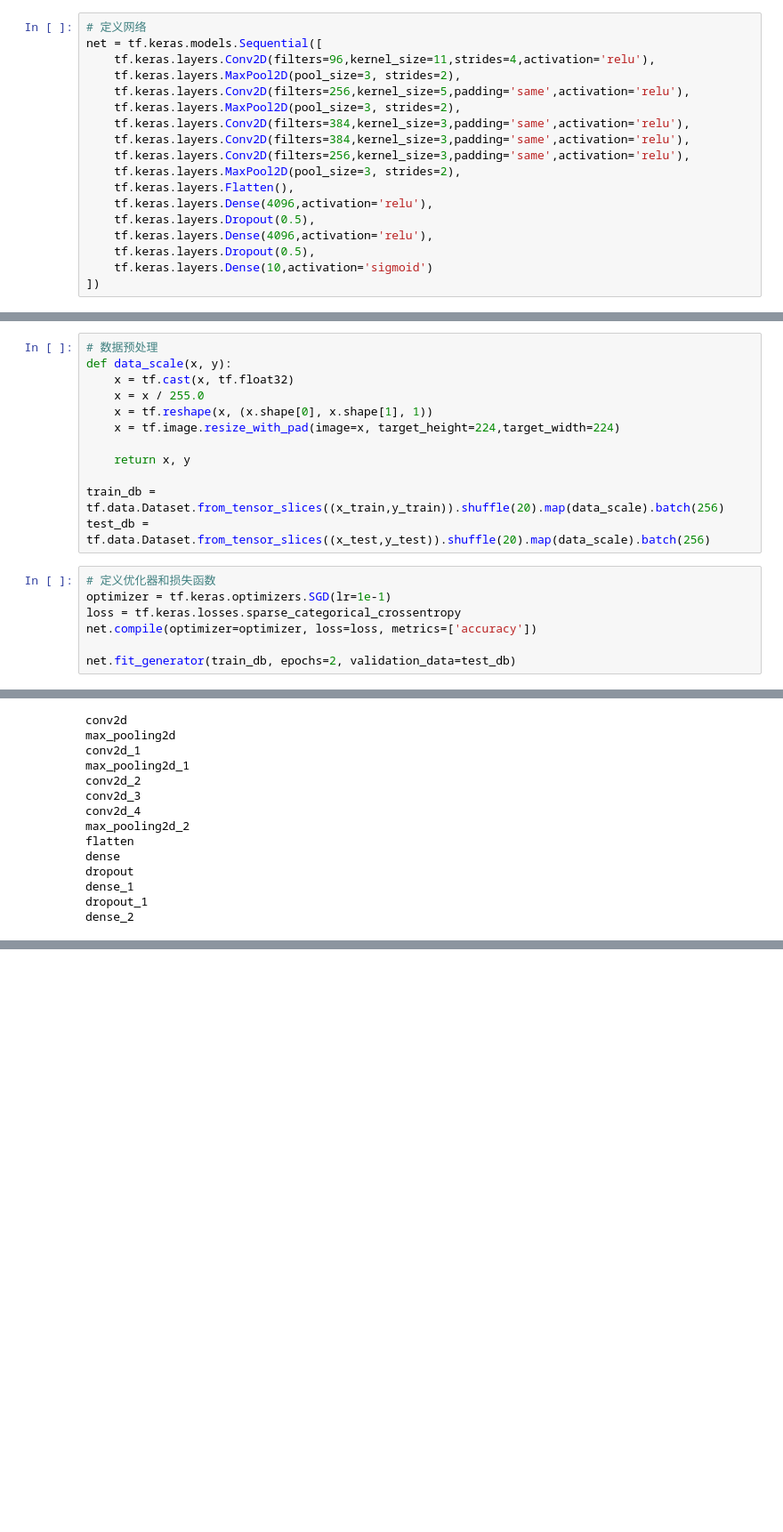
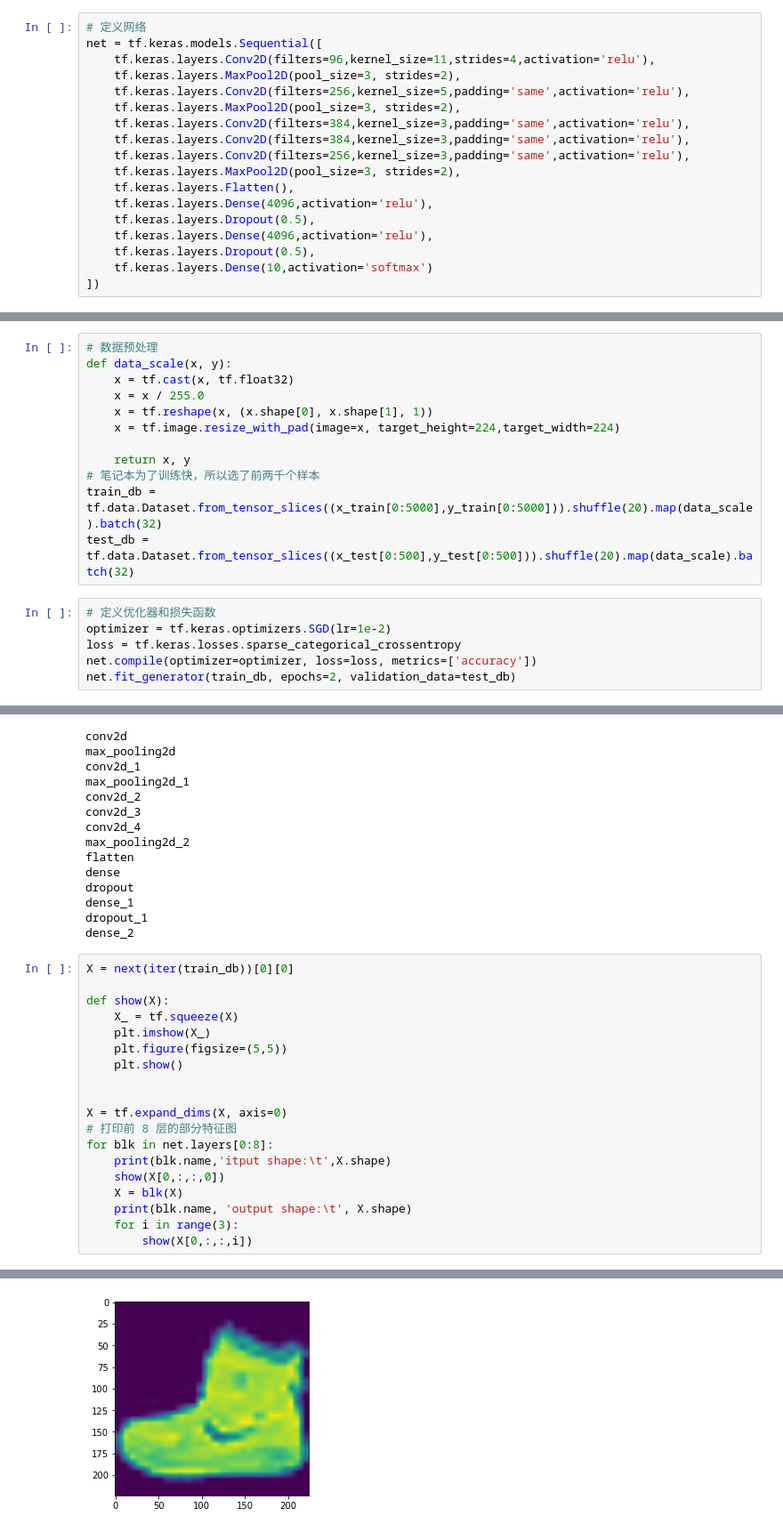
Before and after one commit to taichuai/d2l_zh_tensorflow2.0, a Jupyter notebook: 5.6 深度卷积神经网络（AlexNet）.ipynb, the cells around one changed output, grey strips where cells are left out. Shown: that part at 89% size. Drawn from its saved outputs; the diff is of its cells as text; blank space fills up the shorter version.

```diff
--- a/5.6 深度卷积神经网络（AlexNet）.ipynb
+++ b/5.6 深度卷积神经网络（AlexNet）.ipynb
@@ -24,7 +24,7 @@ net = tf.keras.models.Sequential([
     tf.keras.layers.Dropout(0.5),
     tf.keras.layers.Dense(4096,activation='relu'),
     tf.keras.layers.Dropout(0.5),
-    tf.keras.layers.Dense(10,activation='sigmoid')
+    tf.keras.layers.Dense(10,activation='softmax')
 ])
 # %% [markdown]
 #### 虽然论文中AlexNet使用ImageNet数据集，但因为ImageNet数据集训练时间较长，我们仍用前面的Fashion-MNIST数据集来演示AlexNet。读取数据的时候我们额外做了一步将图像高和宽扩大到AlexNet使用的图像高和宽224。这个可以通过tf.image.resize_with_pad来实现
@@ -65,15 +65,14 @@ def data_scale(x, y):
     x = tf.image.resize_with_pad(image=x, target_height=224,target_width=224)
 
     return x, y
-
-train_db = tf.data.Dataset.from_tensor_slices((x_train,y_train)).shuffle(20).map(data_scale).batch(256)
-test_db = tf.data.Dataset.from_tensor_slices((x_test,y_test)).shuffle(20).map(data_scale).batch(256)
+# 笔记本为了训练快，所以选了前两千个样本
+train_db = tf.data.Dataset.from_tensor_slices((x_train[0:5000],y_train[0:5000])).shuffle(20).map(data_scale).batch(32)
+test_db = tf.data.Dataset.from_tensor_slices((x_test[0:500],y_test[0:500])).shuffle(20).map(data_scale).batch(32)
 # %%
 # 定义优化器和损失函数
-optimizer = tf.keras.optimizers.SGD(lr=1e-1)
+optimizer = tf.keras.optimizers.SGD(lr=1e-2)
 loss = tf.keras.losses.sparse_categorical_crossentropy
 net.compile(optimizer=optimizer, loss=loss, metrics=['accuracy'])
-
 net.fit_generator(train_db, epochs=2, validation_data=test_db)
 # %% [output]
 Epoch 1/2
@@ -125,3 +124,23 @@ dropout
 dense_1
 dropout_1
 dense_2
+# %%
+X = next(iter(train_db))[0][0]
+
+def show(X):
+    X_ = tf.squeeze(X)
+    plt.imshow(X_)
+    plt.figure(figsize=(5,5))
+    plt.show()
+
+
+X = tf.expand_dims(X, axis=0)
+# 打印前 8 层的部分特征图
+for blk in net.layers[0:8]:
+    print(blk.name,'itput shape:\t',X.shape)
+    show(X[0,:,:,0])
+    X = blk(X)
+    print(blk.name, 'output shape:\t', X.shape)
+    for i in range(3):
+        show(X[0,:,:,i])
+# %% [output]
@@ -127,0 +148 @@ dense_2
+[figure, added]
```
Also changed, not shown: parts of 3 cells of this notebook, 8 other files.
